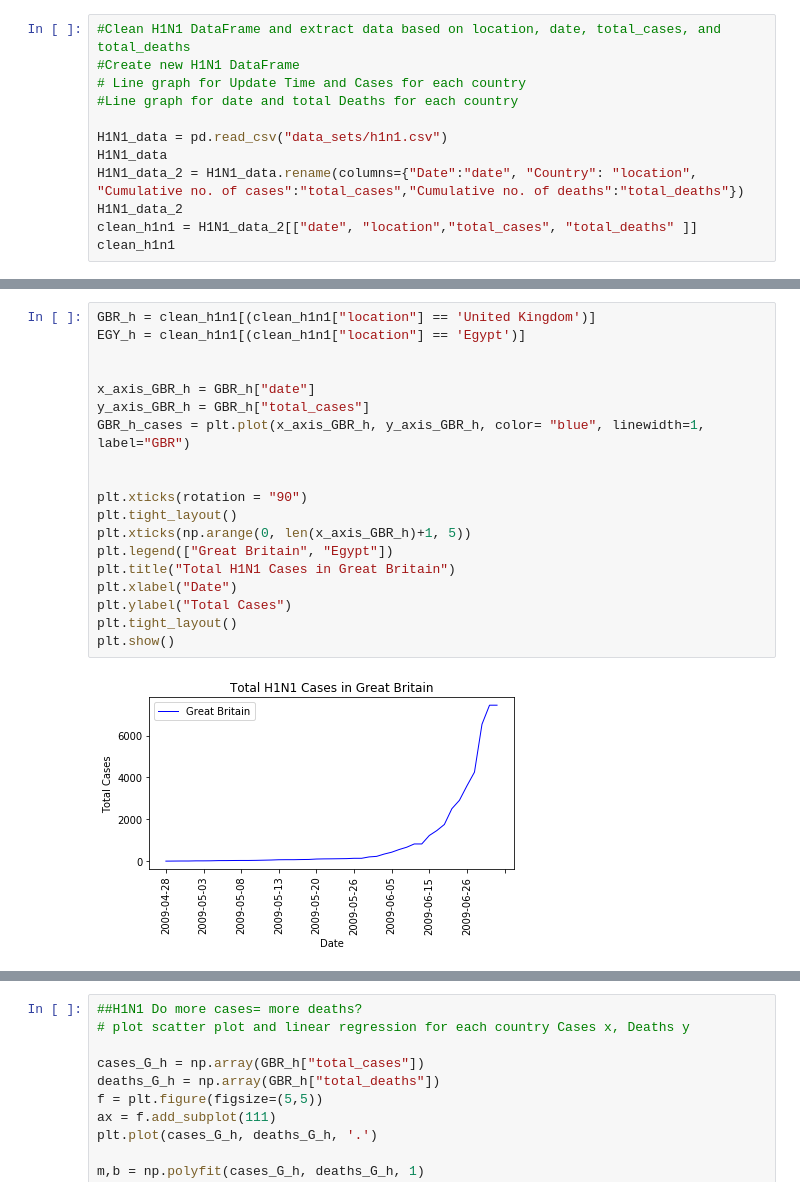
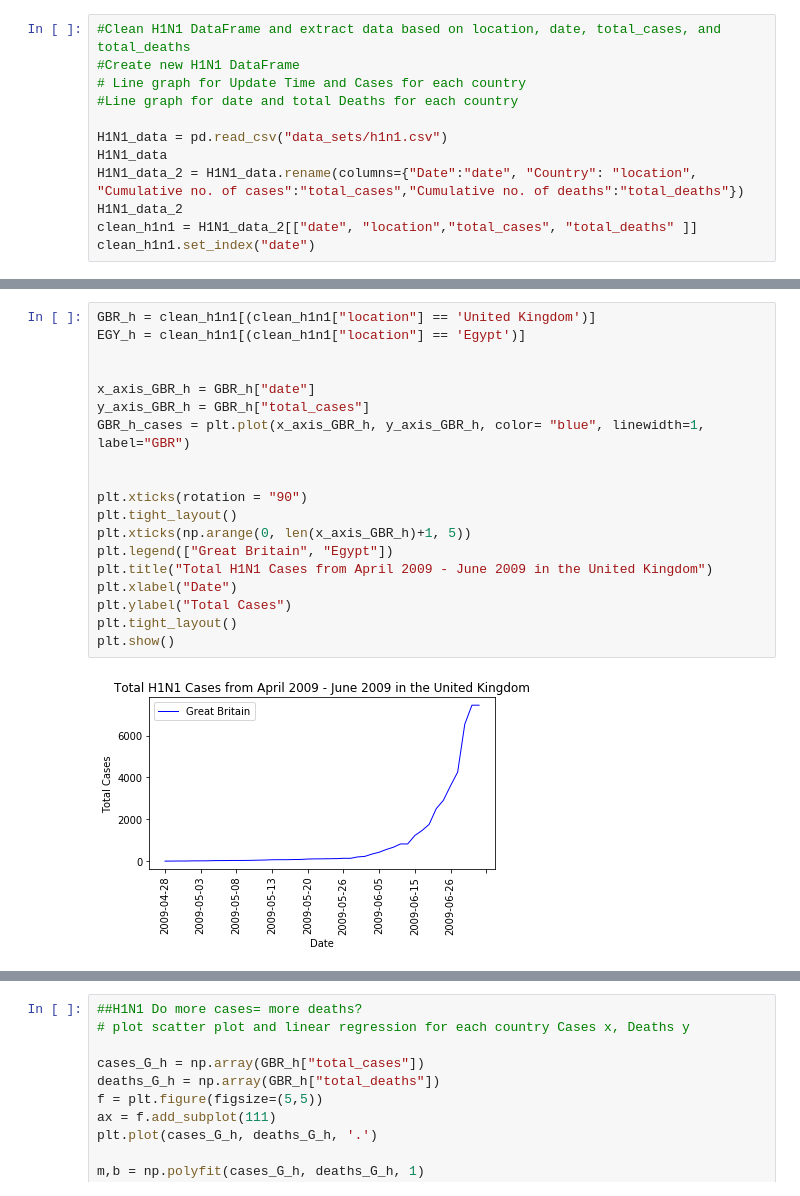
Before and after one commit to Akplesa/viruses, a Jupyter notebook: John_branch-UK and EGY.ipynb, the cells around one changed output, grey strips where cells are left out. Drawn from its saved outputs; the diff is of its cells as text.

```diff
--- a/John_branch-UK and EGY.ipynb
+++ b/John_branch-UK and EGY.ipynb
@@ -128,5 +263,5 @@ H1N1_data
 H1N1_data_2 = H1N1_data.rename(columns={"Date":"date", "Country": "location", "Cumulative no. of cases":"total_cases","Cumulative no. of deaths":"total_deaths"})
 H1N1_data_2
 clean_h1n1 = H1N1_data_2[["date", "location","total_cases", "total_deaths" ]]
-clean_h1n1
+clean_h1n1.set_index("date")
 # %% [output]
@@ -146,21 +303,21 @@ clean_h1n1
 # %%
 GBR_h = clean_h1n1[(clean_h1n1["location"] == 'United Kingdom')]
 EGY_h = clean_h1n1[(clean_h1n1["location"] == 'Egypt')]
 
 
 x_axis_GBR_h = GBR_h["date"]
 y_axis_GBR_h = GBR_h["total_cases"]
 GBR_h_cases = plt.plot(x_axis_GBR_h, y_axis_GBR_h, color= "blue", linewidth=1, label="GBR")
 
 
 plt.xticks(rotation = "90")
 plt.tight_layout()
 plt.xticks(np.arange(0, len(x_axis_GBR_h)+1, 5))
 plt.legend(["Great Britain", "Egypt"])
-plt.title("Total H1N1 Cases in Great Britain")
+plt.title("Total H1N1 Cases from April 2009 - June 2009 in the United Kingdom")
 plt.xlabel("Date")
 plt.ylabel("Total Cases")
 plt.tight_layout()
 plt.show()
 # %% [output]
-[figure, old version]
+[figure, new version]
```
Also changed, not shown: parts of 18 cells of this notebook.
